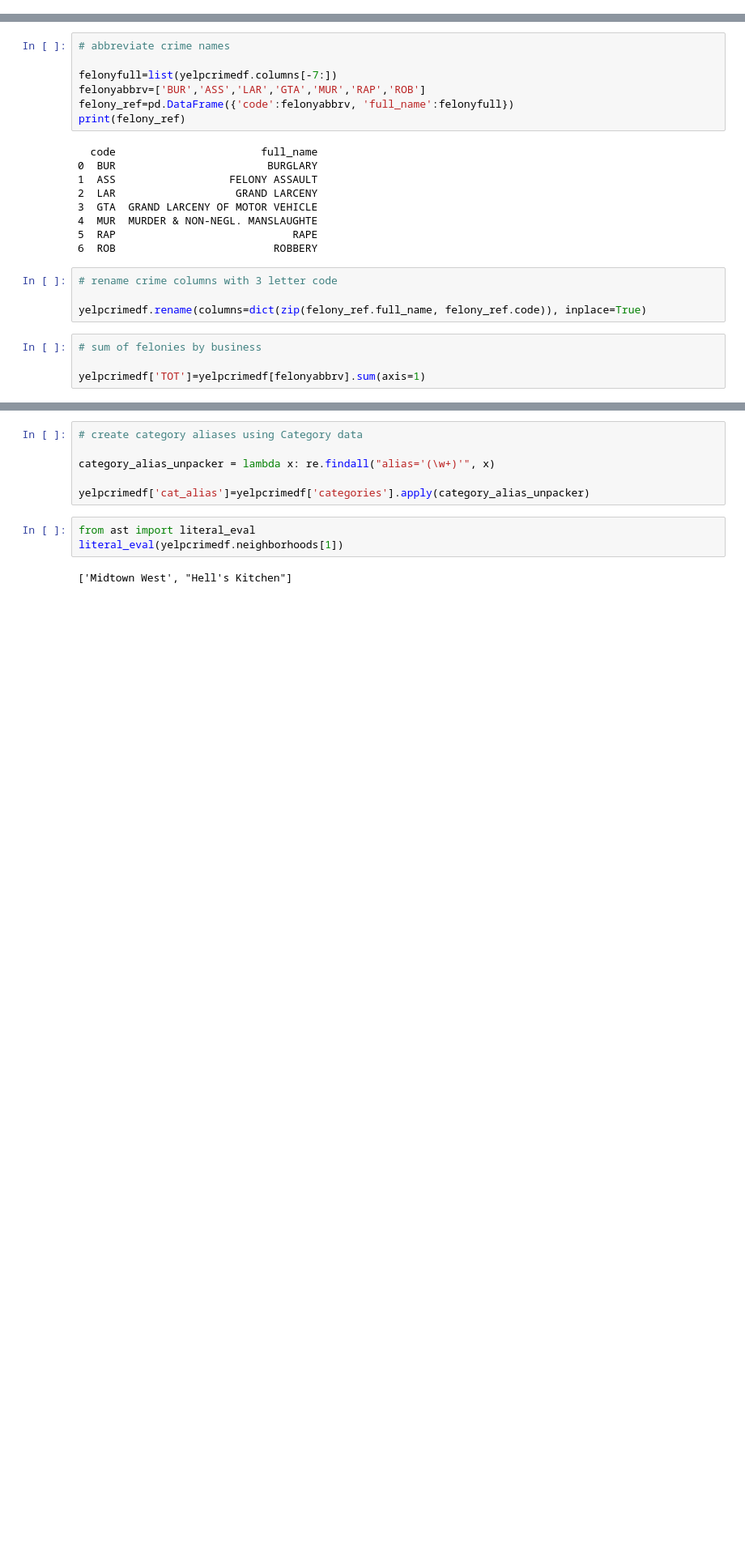
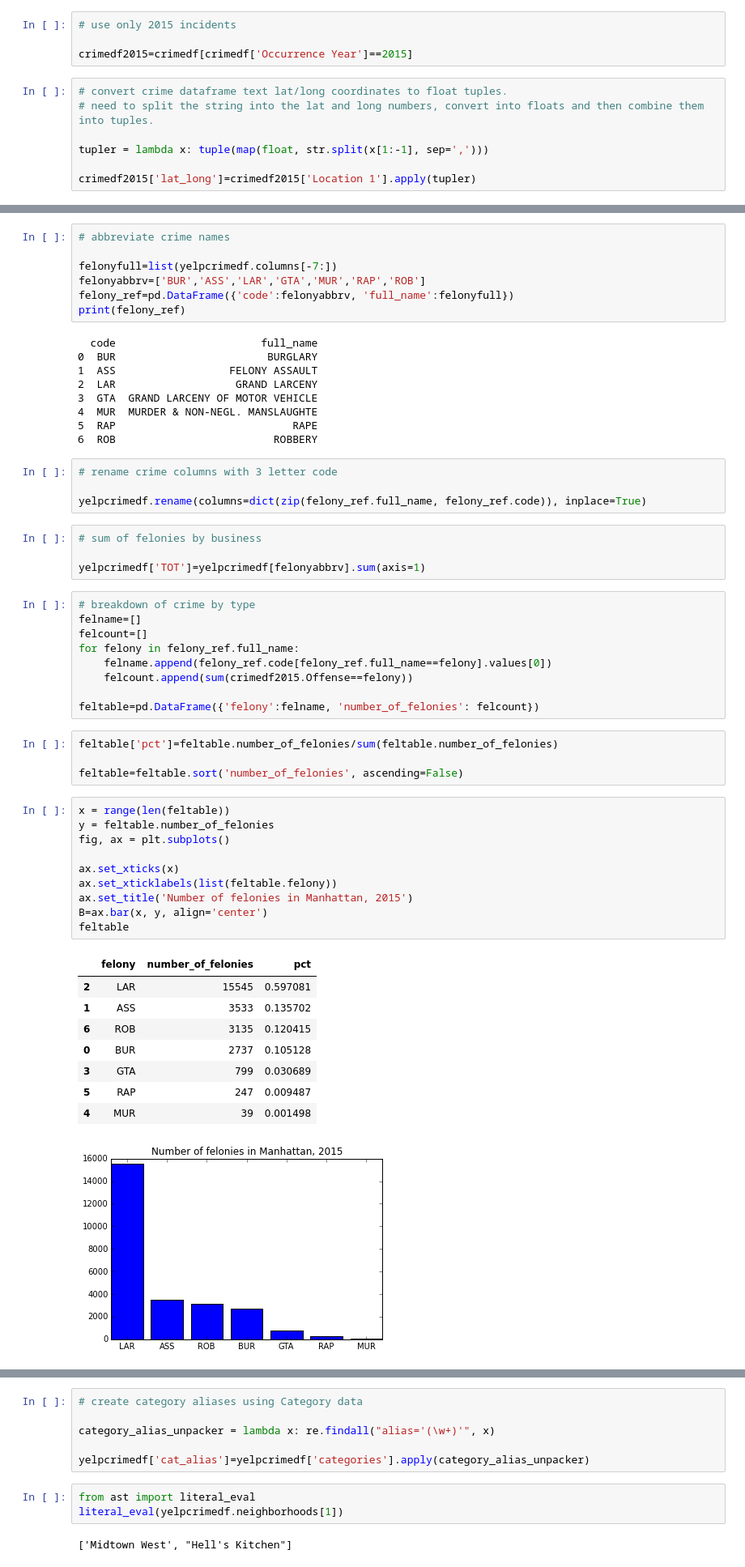
Before and after one commit to heikalm/Springboard-Capstone, a Jupyter notebook: Capstone data exploration.ipynb, the cells around one changed output, grey strips where cells are left out. Shown: that part at 81% size. Cells and saved outputs as stored; diff of their text form; blank space fills up the shorter version.

Commit message:
project data story with kde

```diff
--- a/Capstone data exploration.ipynb
+++ b/Capstone data exploration.ipynb
@@ -88,0 +77,11 @@ yelpdf['lat_long'] = yelpdf[['latitude', 'longitude']].apply(tuple, axis=1)
+# %%
+# use only 2015 incidents
+
+crimedf2015=crimedf[crimedf['Occurrence Year']==2015]
+# %%
+# convert crime dataframe text lat/long coordinates to float tuples.
+# need to split the string into the lat and long numbers, convert into floats and then combine them into tuples.
+
+tupler = lambda x: tuple(map(float, str.split(x[1:-1], sep=',')))
+
+crimedf2015['lat_long']=crimedf2015['Location 1'].apply(tupler)
@@ -154,3 +164,36 @@ yelpcrimedf.rename(columns=dict(zip(felony_ref.full_name, felony_ref.code)), inp
 # sum of felonies by business
 
 yelpcrimedf['TOT']=yelpcrimedf[felonyabbrv].sum(axis=1)
+# %%
+# breakdown of crime by type
+felname=[]
+felcount=[]
+for felony in felony_ref.full_name:
+    felname.append(felony_ref.code[felony_ref.full_name==felony].values[0])
+    felcount.append(sum(crimedf2015.Offense==felony))
+
+feltable=pd.DataFrame({'felony':felname, 'number_of_felonies': felcount})
+# %%
+feltable['pct']=feltable.number_of_felonies/sum(feltable.number_of_felonies)
+
+feltable=feltable.sort('number_of_felonies', ascending=False)
+# %%
+x = range(len(feltable))
+y = feltable.number_of_felonies
+fig, ax = plt.subplots()
+
+ax.set_xticks(x)
+ax.set_xticklabels(list(feltable.felony))
+ax.set_title('Number of felonies in Manhattan, 2015')
+B=ax.bar(x, y, align='center')
+feltable
+# %% [output]
+|  | felony | number_of_felonies | pct |
+| 2 | LAR | 15545 | 0.597081 |
+| 1 | ASS | 3533 | 0.135702 |
+| 6 | ROB | 3135 | 0.120415 |
+| 0 | BUR | 2737 | 0.105128 |
+| 3 | GTA | 799 | 0.030689 |
+| 5 | RAP | 247 | 0.009487 |
+| 4 | MUR | 39 | 0.001498 |
+[figure, added]
```
Also changed, not shown: parts of 24 cells of this notebook.
